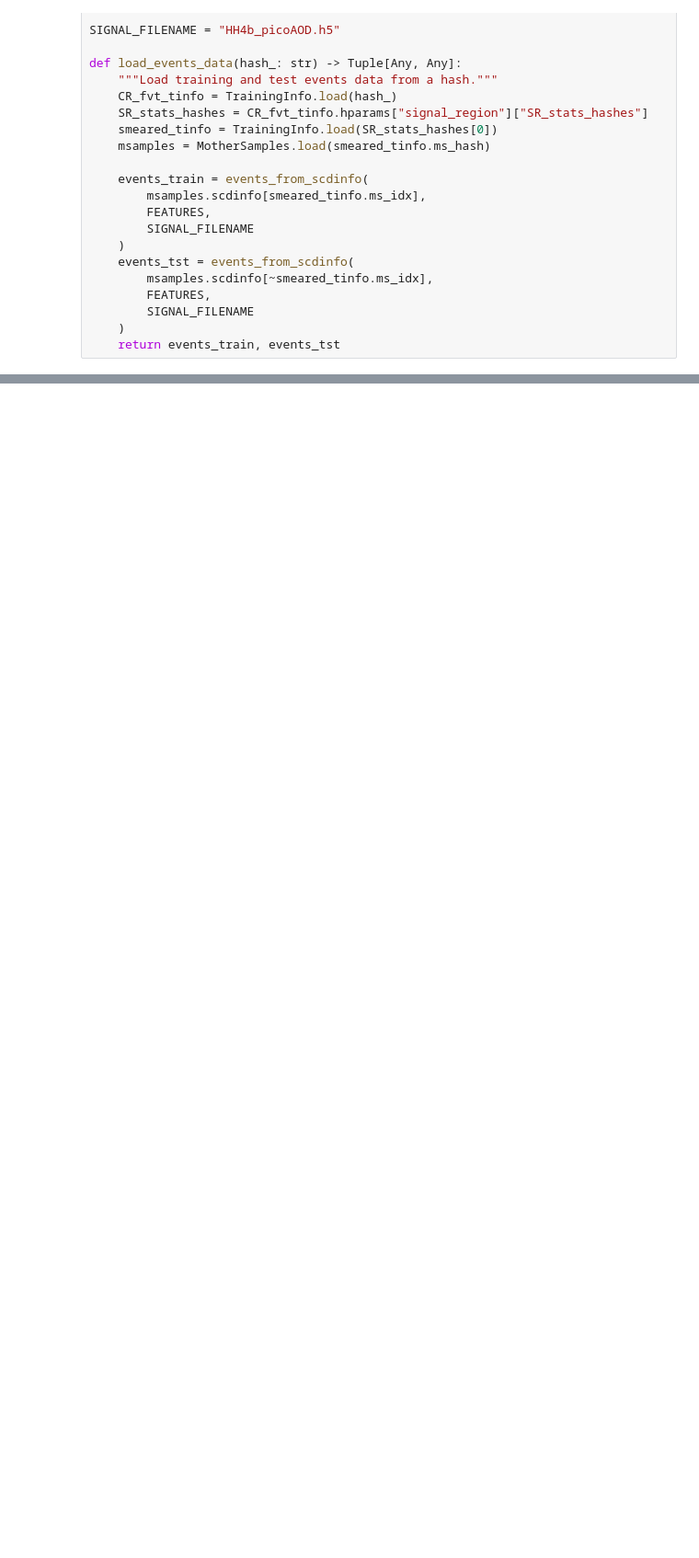
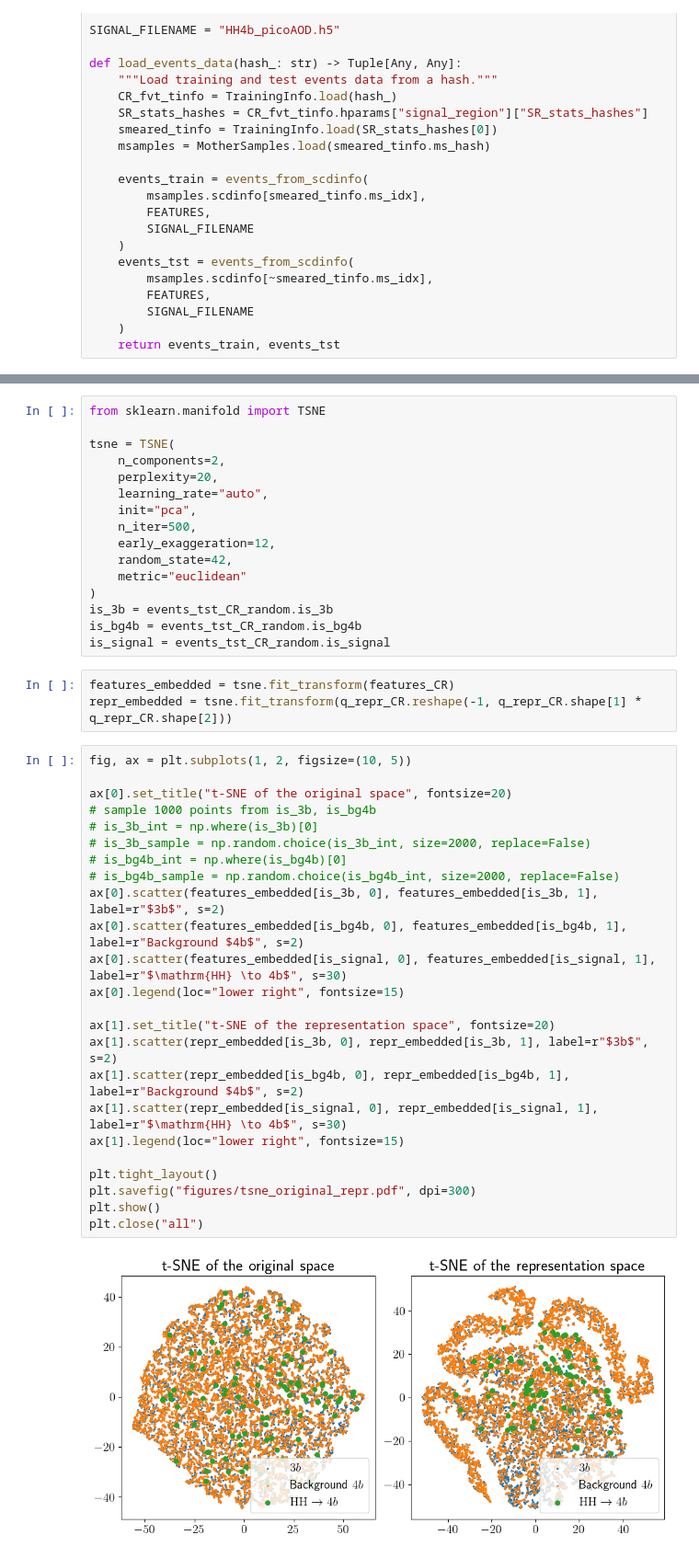
Before and after one commit to soheunyi/SRFinder, a Jupyter notebook: soheun/notebooks/draft/on_which_to_learn.ipynb, the cells around one changed output, grey strips where cells are left out. Shown at 92% size. Saved outputs shown, nothing was run; the diff lists cells and outputs as text; blank space fills up the shorter version.

```diff
--- a/soheun/notebooks/draft/on_which_to_learn.ipynb
+++ b/soheun/notebooks/draft/on_which_to_learn.ipynb
@@ -182,0 +310,45 @@ plt.close("all")
+# %%
+from sklearn.manifold import TSNE
+
+tsne = TSNE(
+    n_components=2,
+    perplexity=20,
+    learning_rate="auto",
+    init="pca",
+    n_iter=500,
+    early_exaggeration=12,
+    random_state=42,
+    metric="euclidean"
+)
+is_3b = events_tst_CR_random.is_3b
+is_bg4b = events_tst_CR_random.is_bg4b
+is_signal = events_tst_CR_random.is_signal
+# %%
+features_embedded = tsne.fit_transform(features_CR)
+repr_embedded = tsne.fit_transform(q_repr_CR.reshape(-1, q_repr_CR.shape[1] * q_repr_CR.shape[2]))
+# %%
+fig, ax = plt.subplots(1, 2, figsize=(10, 5))
+
+ax[0].set_title("t-SNE of the original space", fontsize=20)
+# sample 1000 points from is_3b, is_bg4b
+# is_3b_int = np.where(is_3b)[0]
+# is_3b_sample = np.random.choice(is_3b_int, size=2000, replace=False)
+# is_bg4b_int = np.where(is_bg4b)[0]
+# is_bg4b_sample = np.random.choice(is_bg4b_int, size=2000, replace=False)
+ax[0].scatter(features_embedded[is_3b, 0], features_embedded[is_3b, 1], label=r"$3b$", s=2)
+ax[0].scatter(features_embedded[is_bg4b, 0], features_embedded[is_bg4b, 1], label=r"Background $4b$", s=2)
+ax[0].scatter(features_embedded[is_signal, 0], features_embedded[is_signal, 1], label=r"$\mathrm{HH} \to 4b$", s=30)
+ax[0].legend(loc="lower right", fontsize=15)
+
+ax[1].set_title("t-SNE of the representation space", fontsize=20)
+ax[1].scatter(repr_embedded[is_3b, 0], repr_embedded[is_3b, 1], label=r"$3b$", s=2)
+ax[1].scatter(repr_embedded[is_bg4b, 0], repr_embedded[is_bg4b, 1], label=r"Background $4b$", s=2)
+ax[1].scatter(repr_embedded[is_signal, 0], repr_embedded[is_signal, 1], label=r"$\mathrm{HH} \to 4b$", s=30)
+ax[1].legend(loc="lower right", fontsize=15)
+
+plt.tight_layout()
+plt.savefig("figures/tsne_original_repr.pdf", dpi=300)
+plt.show()
+plt.close("all")
+# %% [output]
+[figure, added]
```
Also changed, not shown: parts of 4 cells of this notebook, 38 other files.
